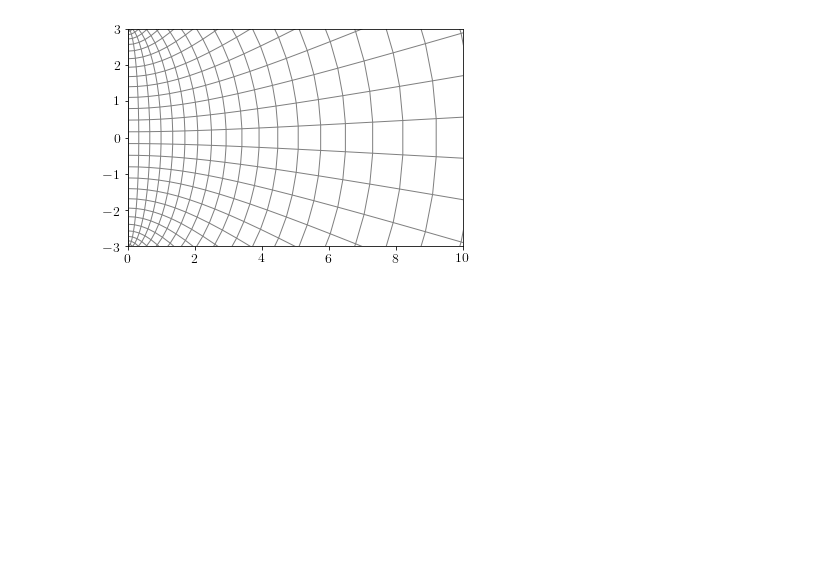
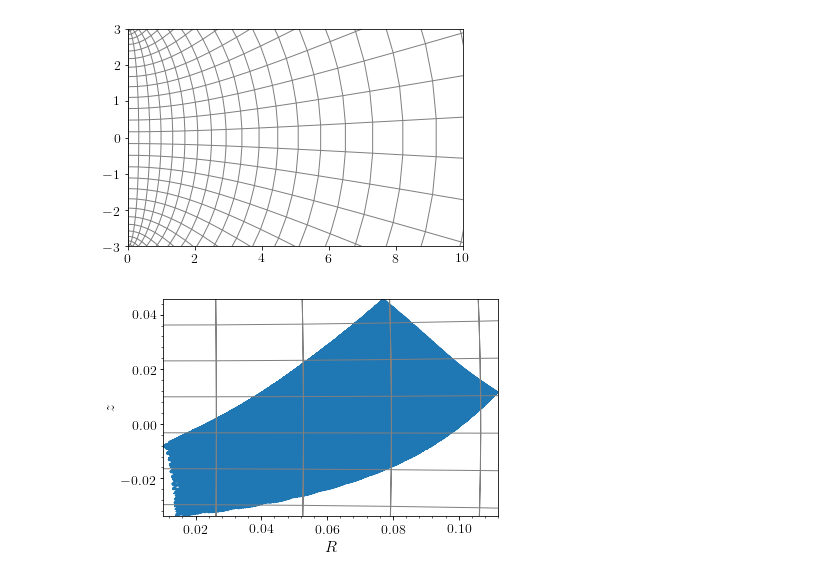
Before and after one commit to jmackereth/orbit-estimation, a Jupyter notebook: py/orbit-estimation.ipynb, the cells around one changed output. Cells and saved outputs as stored; diff of their text form; code cells hidden in the pictures; blank space fills up the shorter version.

```diff
--- a/py/orbit-estimation.ipynb
+++ b/py/orbit-estimation.ipynb
@@ -226,0 +229,28 @@ plt.ylim(-3.,3)
+# %%
+o = orbit_atEL(-1.2,-2., ts=numpy.linspace(0.,800.,10000))
+
+ts=numpy.linspace(0.,30.,10000)
+Rs = o.R(ts)
+Zs = o.z(ts)
+u, v = bovy_coords.Rz_to_uv(Rs, Zs, delta=0.375)
+maxu, minu = np.max(u), np.min(u)
+maxv, minv = np.max(v), np.min(v)
+maxR, maxZ = bovy_coords.uv_to_Rz(maxu,minv,delta=0.375)
+minR, minZ = bovy_coords.uv_to_Rz(minu,maxv,delta=0.375)
+
+o.plot()
+uv_grid = np.mgrid[0.:4*np.pi:180j, 0.:4*np.pi:180j]
+delta = 0.375
+R = delta*np.sinh(uv_grid[0])*np.sin(uv_grid[1])
+Z = delta*np.cosh(uv_grid[0])*np.cos(uv_grid[1])
+plt.plot(R, Z, color='Gray')
+plt.plot(R.T, Z.T, color='Gray')
+ax = plt.gca()
+xlim = ax.get_xlim()
+ylim = ax.get_ylim()
+#plt.xlim(xlim[0]-0.2,xlim[1]+0.2)
+#plt.ylim(ylim[0]-0.2,ylim[1]+0.2)
+#plt.scatter(maxR, maxZ, c='Red')
+#plt.scatter(np.sqrt(maxR**2+maxZ**2), 0., c='Red')
+# %% [output]
+[figure, added]
```
Also changed, not shown: parts of 9 cells of this notebook, 12 other files.
